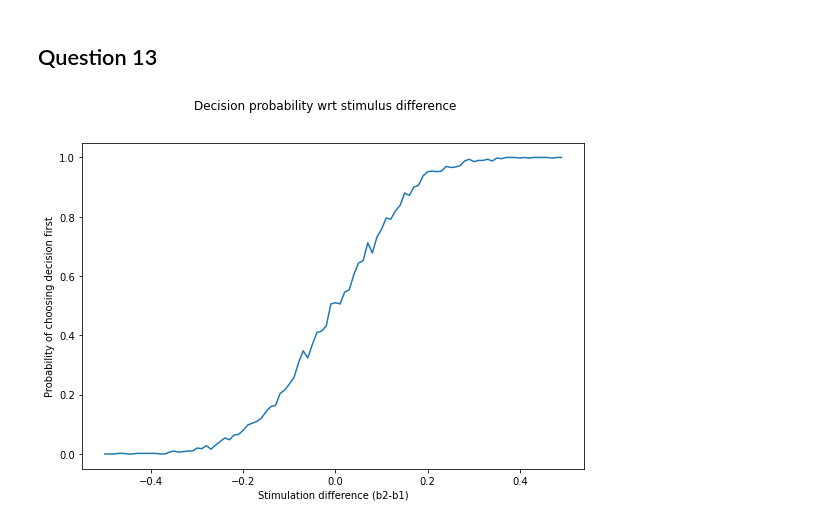
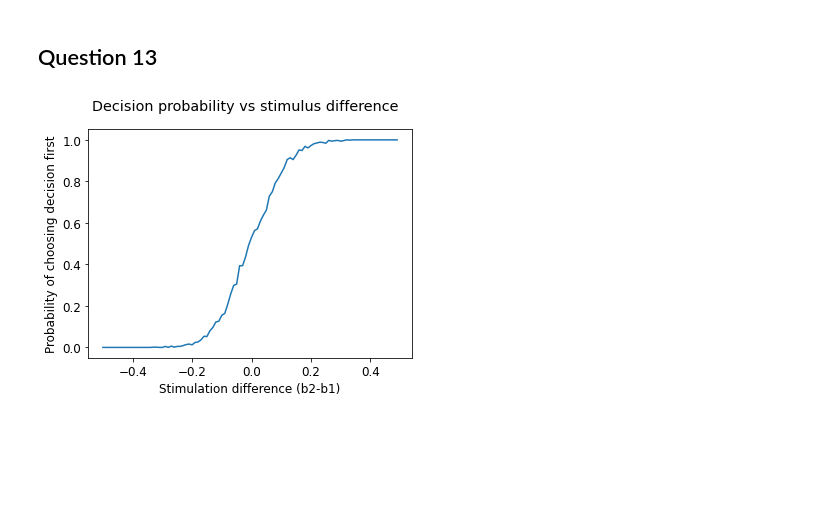
Before and after one commit to gizemozd/bio456-miniproject-competingpopulations, a Jupyter notebook: competing_populations.ipynb, the cells around one changed output. Drawn from its saved outputs; the diff is of its cells as text; code cells hidden in the pictures; blank space fills up the shorter version.

Commit message:
Added figures and cleaned the code

```diff
--- a/competing_populations.ipynb
+++ b/competing_populations.ipynb
@@ -16,8 +16,9 @@ import matplotlib as mpl
 
 np.random.seed(1234)
 %matplotlib inline
-mpl.rcParams['figure.figsize'] = 4.8, 3.2
-mpl.rcParams['font.size'] = 15
+plt.style.use('fast')
+mpl.rcParams['figure.figsize'] = 5.8, 4.2
+mpl.rcParams['font.size'] = 12
 # %%
 def plot_phase_plane(alpha,b1=0.5,b2=0.5,w_ee=3.0):
     """Plots the phase plane of Eq. 1
@@ -395,12 +383,12 @@ def behaviour_model_decision_making(
     scale=0.001,
     h1_0=0, h2_0=0
 ):
-    """ Implementation of the behaviour model.
+    """ Implementation of the behaviour model with decision making.
 
     Parameters
     ----------
     time : np.array
-        Duration that the simulation will run
+        Duration that the simulation will run.
     b1 : float
         Stimuli intensity to the population 1.
     b2 : float
@@ -413,6 +401,7 @@ def behaviour_model_decision_making(
         Noise level.
     scale: float
         Scaling of the noise.
+        For correct scaling, set this value to square root of delta t.
     h1_0: float
         Initial condition for h1
     h2_0: float
@@ -505,26 +507,16 @@ def run_beh_model(b1, b2):
 # %%
-def run_question13(no_trials = 800):
-    b1 = 0.5
-    b2_array = np.arange(0.0, 1.0, 0.01)
-    trials = {}
+def run_question13(no_trials):
+    """ Plots the results of question 13."""
+    trials = calculate_probability(no_trials)
 
-    for b2 in b2_array:
-        decisions = []
-        for trial_no in range(no_trials):
-            diff, decision_made = run_beh_model(b1,b2)
-            decisions.append(decision_made)
-
-        probability_of_first = decisions.count('first')/ len(decisions)
-        trials[round(b2-b1,2)] = probability_of_first
-
-    fig, ax = plt.subplots(figsize=(9, 6))
+    fig, ax = plt.subplots()
     ax.plot(list(trials.keys()),list(trials.values()))
     ax.set_ylabel("Probability of choosing decision first")
     ax.set_xlabel("Stimulation difference (b2-b1)")
-    plt.suptitle("Decision probability wrt stimulus difference")
-    #plt.savefig("question13.png")
+    plt.suptitle("Decision probability vs stimulus difference")
+    plt.savefig("q13_probability_vs_stim.png")
     plt.show()
 # %%
-run_question13(500)
+run_question13(800)
 # %% [output]
-[figure, old version]
+[figure, new version]
```
Also changed, not shown: parts of 13 cells of this notebook, 13 other files.
